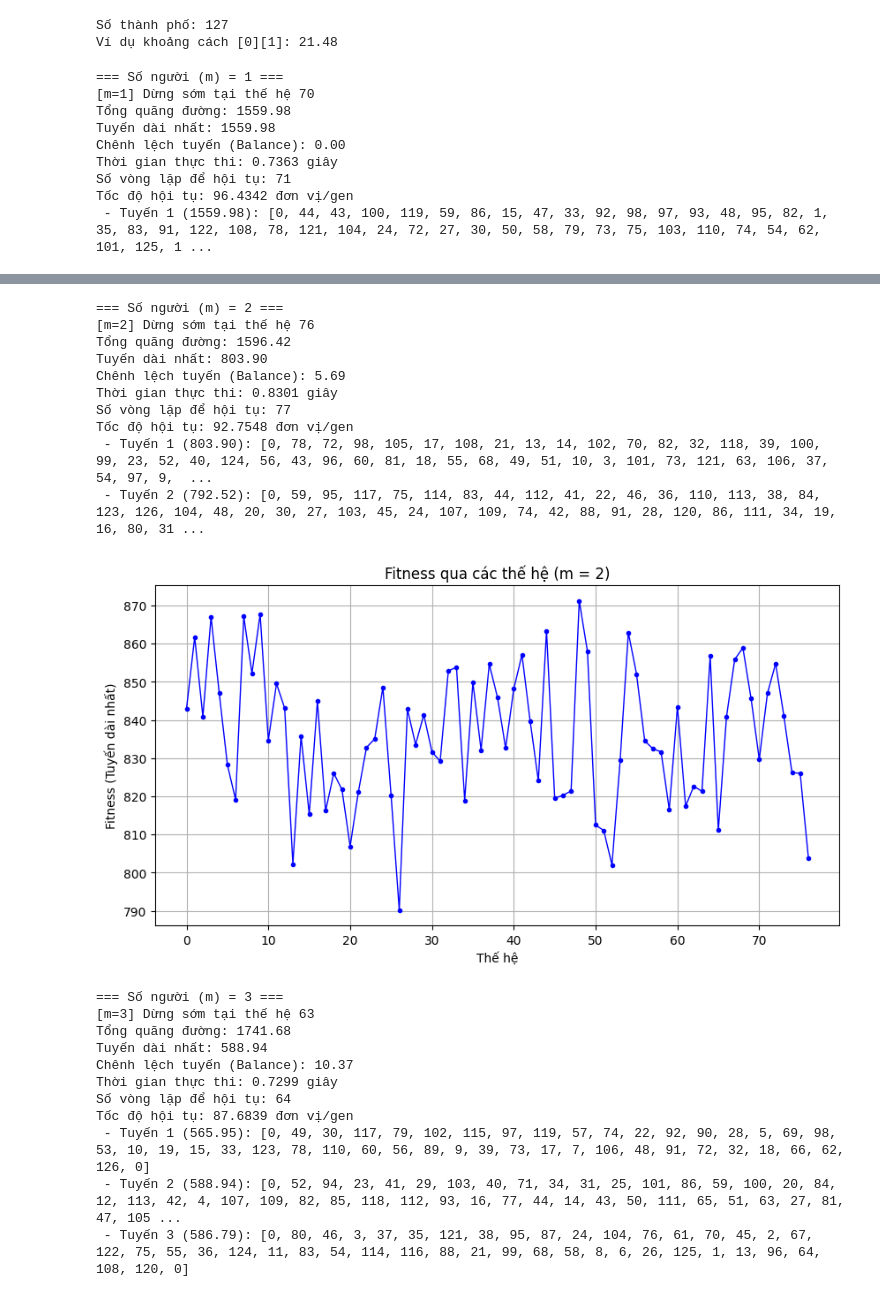
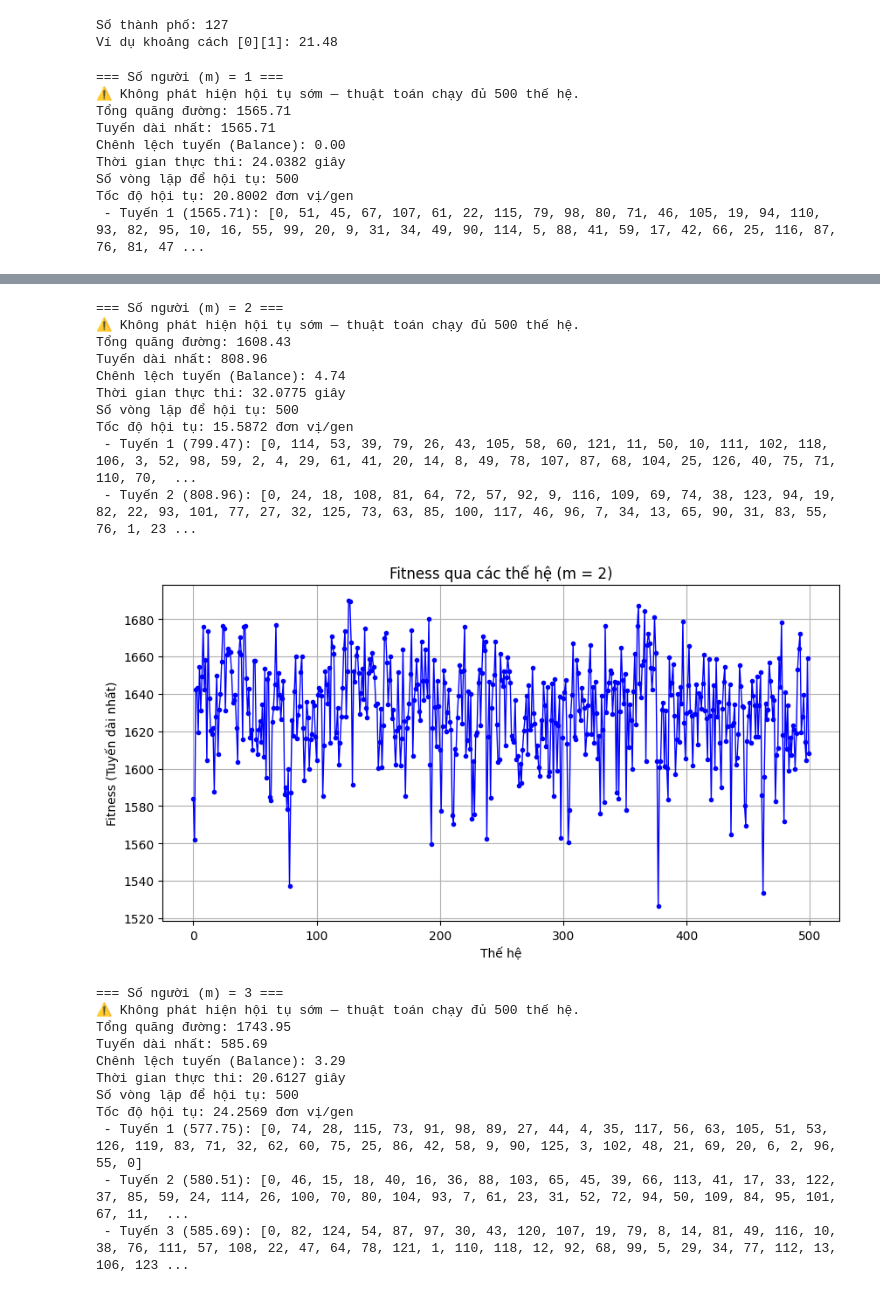
Before and after one commit to thilinnd/mTSP, a Jupyter notebook: experiment/nsga.ipynb, the cells around one changed output, grey strips where cells are left out. Cells and saved outputs as stored; diff of their text form; code cells hidden in the pictures.

```diff
--- a/experiment/nsga.ipynb
+++ b/experiment/nsga.ipynb
@@ -25,8 +26,8 @@ def detect_convergence(generation_fitness, tolerance=1e-3, window=5):
     return len(generation_fitness)
 # %%
-for m in range(1, 6):
+for m in range(1, 4):
     print(f"\n=== Số người (m) = {m} ===")
-    total_fitness, balance, routes, fitness_gen, exec_time, gen_ran = solve_nsga2(distance_matrix, m)
+    total_fitness, balance, routes, fitness_gen, exec_time, gen_ran = solve_nsga2(distance_matrix, m, generations=500)
     total_distance = sum(calculate_route_distance([0] + r + [0], distance_matrix) for r in routes)
     converged_at = detect_convergence(fitness_gen)
     convergence_speed = converged_at / exec_time if exec_time > 0 else 0
@@ -51,11 +52,11 @@ for m in range(1, 6):
     plt.show()
 # %% [output]
 === Số người (m) = 1 ===
-[m=1] Dừng sớm tại thế hệ 70
-Tổng quãng đường: 1559.98
-Tuyến dài nhất: 1559.98
+⚠️ Không phát hiện hội tụ sớm — thuật toán chạy đủ 500 thế hệ.
+Tổng quãng đường: 1565.71
+Tuyến dài nhất: 1565.71
 Chênh lệch tuyến (Balance): 0.00
-Thời gian thực thi: 0.7363 giây
-Số vòng lặp để hội tụ: 71
-Tốc độ hội tụ: 96.4342 đơn vị/gen
- - Tuyến 1 (1559.98): [0, 44, 43, 100, 119, 59, 86, 15, 47, 33, 92, 98, 97, 93, 48, 95, 82, 1, 35, 83, 91, 122, 108, 78, 121, 104, 24, 72, 27, 30, 50, 58, 79, 73, 75, 103, 110, 74, 54, 62, 101, 125, 1 ...
+Thời gian thực thi: 24.0382 giây
+Số vòng lặp để hội tụ: 500
+Tốc độ hội tụ: 20.8002 đơn vị/gen
+ - Tuyến 1 (1565.71): [0, 51, 45, 67, 107, 61, 22, 115, 79, 98, 80, 71, 46, 105, 19, 94, 110, 93, 82, 95, 10, 16, 55, 99, 20, 9, 31, 34, 49, 90, 114, 5, 88, 41, 59, 17, 42, 66, 25, 116, 87, 76, 81, 47 ...
@@ -63,22 +64,22 @@ Tốc độ hội tụ: 96.4342 đơn vị/gen
 === Số người (m) = 2 ===
-[m=2] Dừng sớm tại thế hệ 76
-Tổng quãng đường: 1596.42
-Tuyến dài nhất: 803.90
-Chênh lệch tuyến (Balance): 5.69
-Thời gian thực thi: 0.8301 giây
-Số vòng lặp để hội tụ: 77
-Tốc độ hội tụ: 92.7548 đơn vị/gen
- - Tuyến 1 (803.90): [0, 78, 72, 98, 105, 17, 108, 21, 13, 14, 102, 70, 82, 32, 118, 39, 100, 99, 23, 52, 40, 124, 56, 43, 96, 60, 81, 18, 55, 68, 49, 51, 10, 3, 101, 73, 121, 63, 106, 37, 54, 97, 9,  ...
- - Tuyến 2 (792.52): [0, 59, 95, 117, 75, 114, 83, 44, 112, 41, 22, 46, 36, 110, 113, 38, 84, 123, 126, 104, 48, 20, 30, 27, 103, 45, 24, 107, 109, 74, 42, 88, 91, 28, 120, 86, 111, 34, 19, 16, 80, 31 ...
+⚠️ Không phát hiện hội tụ sớm — thuật toán chạy đủ 500 thế hệ.
+Tổng quãng đường: 1608.43
+Tuyến dài nhất: 808.96
+Chênh lệch tuyến (Balance): 4.74
+Thời gian thực thi: 32.0775 giây
+Số vòng lặp để hội tụ: 500
+Tốc độ hội tụ: 15.5872 đơn vị/gen
+ - Tuyến 1 (799.47): [0, 114, 53, 39, 79, 26, 43, 105, 58, 60, 121, 11, 50, 10, 111, 102, 118, 106, 3, 52, 98, 59, 2, 4, 29, 61, 41, 20, 14, 8, 49, 78, 107, 87, 68, 104, 25, 126, 40, 75, 71, 110, 70,  ...
+ - Tuyến 2 (808.96): [0, 24, 18, 108, 81, 64, 72, 57, 92, 9, 116, 109, 69, 74, 38, 123, 94, 19, 82, 22, 93, 101, 77, 27, 32, 125, 73, 63, 85, 100, 117, 46, 96, 7, 34, 13, 65, 90, 31, 83, 55, 76, 1, 23 ...
-[figure, old version]
+[figure, new version]
 === Số người (m) = 3 ===
-[m=3] Dừng sớm tại thế hệ 63
-Tổng quãng đường: 1741.68
-Tuyến dài nhất: 588.94
-Chênh lệch tuyến (Balance): 10.37
-Thời gian thực thi: 0.7299 giây
-Số vòng lặp để hội tụ: 64
-Tốc độ hội tụ: 87.6839 đơn vị/gen
- - Tuyến 1 (565.95): [0, 49, 30, 117, 79, 102, 115, 97, 119, 57, 74, 22, 92, 90, 28, 5, 69, 98, 53, 10, 19, 15, 33, 123, 78, 110, 60, 56, 89, 9, 39, 73, 17, 7, 106, 48, 91, 72, 32, 18, 66, 62, 126, 0]
- - Tuyến 2 (588.94): [0, 52, 94, 23, 41, 29, 103, 40, 71, 34, 31, 25, 101, 86, 59, 100, 20, 84, 12, 113, 42, 4, 107, 109, 82, 85, 118, 112, 93, 16, 77, 44, 14, 43, 50, 111, 65, 51, 63, 27, 81, 47, 105 ...
- - Tuyến 3 (586.79): [0, 80, 46, 3, 37, 35, 121, 38, 95, 87, 24, 104, 76, 61, 70, 45, 2, 67, 122, 75, 55, 36, 124, 11, 83, 54, 114, 116, 88, 21, 99, 68, 58, 8, 6, 26, 125, 1, 13, 96, 64, 108, 120, 0]
+⚠️ Không phát hiện hội tụ sớm — thuật toán chạy đủ 500 thế hệ.
+Tổng quãng đường: 1743.95
+Tuyến dài nhất: 585.69
+Chênh lệch tuyến (Balance): 3.29
+Thời gian thực thi: 20.6127 giây
+Số vòng lặp để hội tụ: 500
+Tốc độ hội tụ: 24.2569 đơn vị/gen
+ - Tuyến 1 (577.75): [0, 74, 28, 115, 73, 91, 98, 89, 27, 44, 4, 35, 117, 56, 63, 105, 51, 53, 126, 119, 83, 71, 32, 62, 60, 75, 25, 86, 42, 58, 9, 90, 125, 3, 102, 48, 21, 69, 20, 6, 2, 96, 55, 0]
+ - Tuyến 2 (580.51): [0, 46, 15, 18, 40, 16, 36, 88, 103, 65, 45, 39, 66, 113, 41, 17, 33, 122, 37, 85, 59, 24, 114, 26, 100, 70, 80, 104, 93, 7, 61, 23, 31, 52, 72, 94, 50, 109, 84, 95, 101, 67, 11,  ...
+ - Tuyến 3 (585.69): [0, 82, 124, 54, 87, 97, 30, 43, 120, 107, 19, 79, 8, 14, 81, 49, 116, 10, 38, 76, 111, 57, 108, 22, 47, 64, 78, 121, 1, 110, 118, 12, 92, 68, 99, 5, 29, 34, 77, 112, 13, 106, 123 ...
```
Also changed, not shown: parts of 3 cells of this notebook, 3 other files.
